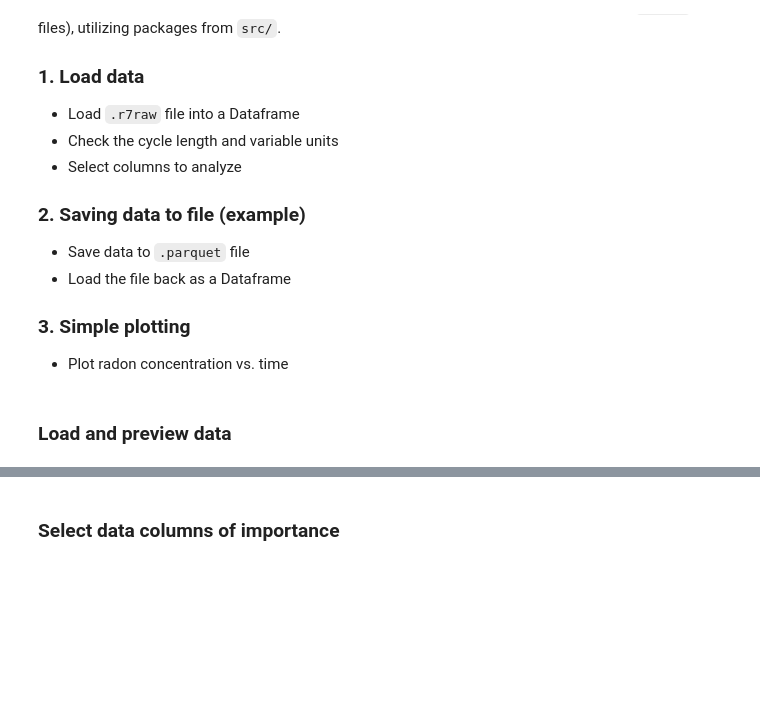
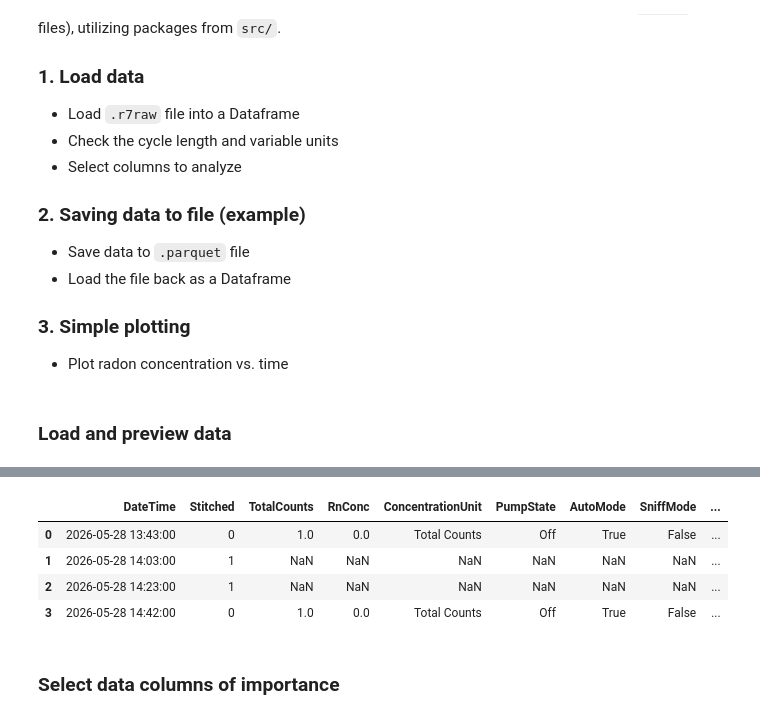
Before and after one commit to ncail/rad7-analysis, a Jupyter notebook: rad7_data_processing.ipynb, the cells around one changed output, grey strips where cells are left out. Saved outputs shown, nothing was run; the diff lists cells and outputs as text; code cells hidden in the pictures; blank space fills up the shorter version.

```diff
--- a/rad7_data_processing.ipynb
+++ b/rad7_data_processing.ipynb
@@ -71,0 +89,39 @@ rad7_run_df[["Timestamp", "Concentration Unit"]].head(10)
+# %%
+
+# Check continuity of time series and date ranges of runs (if there are any gaps)
+stitched_run_df, has_gaps, gap_locations = stitch_gaps(
+    rad7_run_df,
+    cycle_length=20,    # Interval in minutes to insert rows in the dataframe that are missing
+    max_gap_min=21,     # Minimum time in minutes between points to qualify as a gap
+    interpolate=False
+)
+# Note that max_gap_min is not equal to the cycle length because the 20 minute cycle sometimes results in 21 minutes between data points. In the case of a 21 minute "gap", gap stitching is not necessary.
+
+# Above method finds gaps in data (longer than 21 minutes between points) and fills/expands the dataframe rows at cycle_length intervals. `interpolate` decides whether to interpolate quantities like RnConc or just insert NaNs.
+# This creates a continuous time series.
+
+print(f"gaps found? {has_gaps}")
+print(f"date ranges of gaps:")
+for date_range in gap_locations:
+    print(f"{date_range[0]} -- {date_range[1]}")
+
+# Check stitched gaps. Select one of the stitched gaps (printed above).
+stitched_slice = place_time_cut(
+    stitched_run_df,
+    t_start=gap_locations[0][0],
+    t_end=gap_locations[0][1]
+)
+
+# Display
+stitched_slice[[
+    "DateTime",
+    "Stitched",  # Column added by stitch_gaps()
+    "TotalCounts",
+    "RnConc",
+    "ConcentrationUnit",
+    "PumpState",
+    "AutoMode",
+    "SniffMode",
+    "TemperatureUnit"
+]]
+# %% [output]
@@ -72,3 +132,8 @@ rad7_run_df[["Timestamp", "Concentration Unit"]].head(10)
+|  | DateTime | Stitched | TotalCounts | RnConc | ConcentrationUnit | PumpState | AutoMode | SniffMode | ... |
+| 0 | 2026-05-28 13:43:00 | 0 | 1.0 | 0.0 | Total Counts | Off | True | False | ... |
+| 1 | 2026-05-28 14:03:00 | 1 | NaN | NaN | NaN | NaN | NaN | NaN | ... |
+| 2 | 2026-05-28 14:23:00 | 1 | NaN | NaN | NaN | NaN | NaN | NaN | ... |
+| 3 | 2026-05-28 14:42:00 | 0 | 1.0 | 0.0 | Total Counts | Off | True | False | ... |
 # %% [markdown]
 ### Select data columns of importance
 # %%
```
Also changed, not shown: parts of 11 cells of this notebook, 3 other files.
